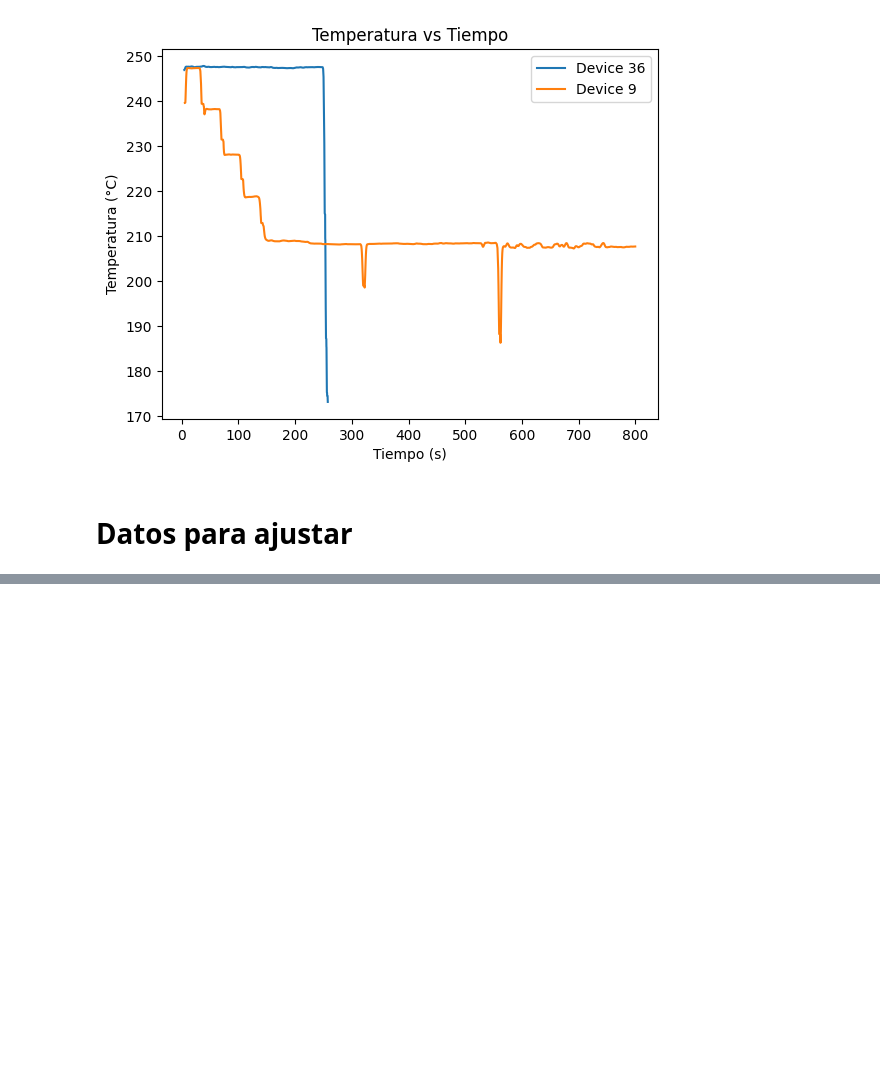
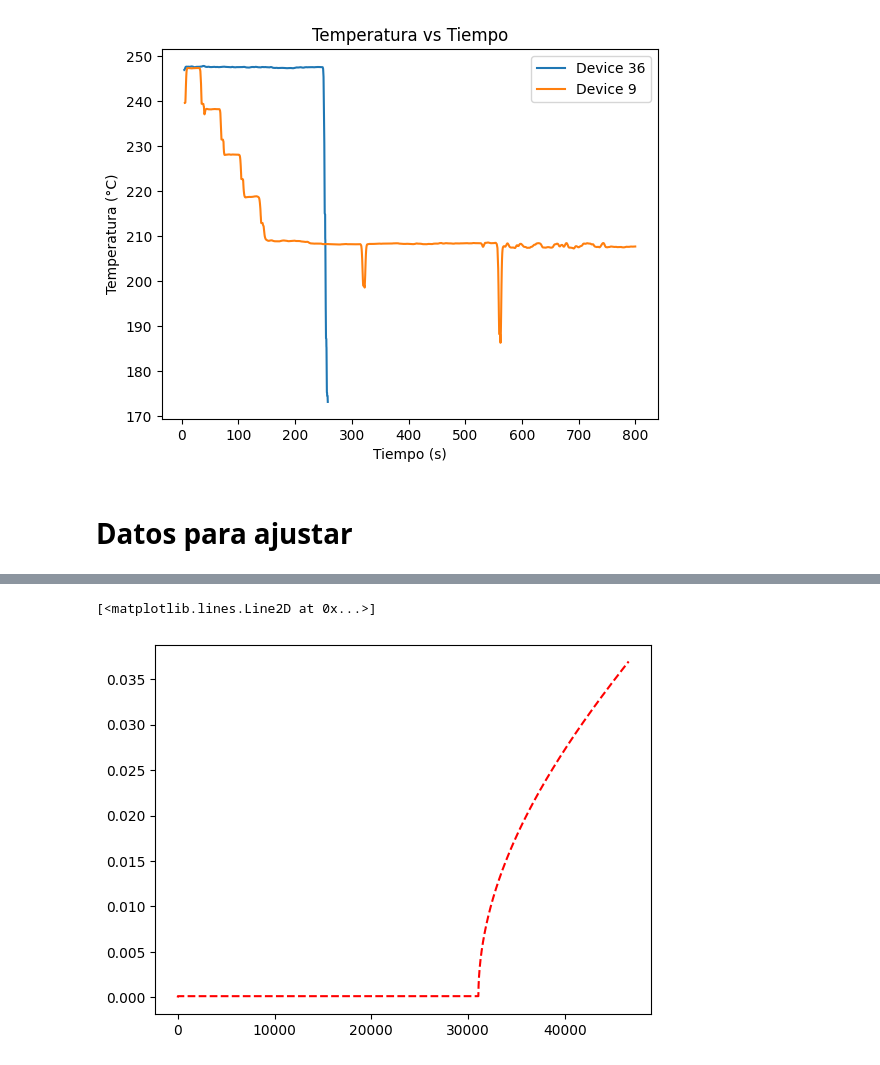
Before and after one commit to JoseUfre/Proyecto-Monitoreo-de-Condicion-2025-1, a Jupyter notebook: Lectura_datos.ipynb, the cells around one changed output, grey strips where cells are left out. Cells and saved outputs as stored; diff of their text form; code cells hidden in the pictures; blank space fills up the shorter version.

```diff
--- a/Lectura_datos.ipynb
+++ b/Lectura_datos.ipynb
@@ -168,5 +168,5 @@ plt.show()
 # Datos para ajustar
 # %%
 fit_9 = pd.DataFrame({"time":df_on_9["time"], "R_ds": df_on_9["R_ds Min Max Norm"]})
-fit_11 = pd.DataFrame({"time":df_on_11["time"], "R_ds": gaussian_filter1d(df_on_11["R_ds Min Max Norm"], sigma=10)})
-fit_36 = pd.DataFrame({"time":df_on_36["time"], "R_ds": gaussian_filter1d(df_on_36["R_ds Min Max Norm"], sigma=10)})
+fit_11 = pd.DataFrame({"time":df_on_11["time"], "R_ds": df_on_11["R_ds Min Max Norm"]})
+fit_36 = pd.DataFrame({"time":df_on_36["time"], "R_ds": df_on_36["R_ds Min Max Norm"]})
@@ -260,0 +305,22 @@ plt.show()
+# %%
+R_ds = np.ma.array(fit_11["R_ds"])
+kf = KalmanFilter(
+    initial_state_mean=R_ds[0],       # Valor inicial
+    initial_state_covariance=0,       # Incertidumbre inicial
+    observation_covariance=0.01,       # Ruido en las mediciones (ajústalo)
+    transition_covariance=0.00001,       # Ruido en el modelo (ajústalo)
+    transition_matrices=[1+popt1[0]]           # Modelo dinámico (1 = sin transición)
+)
+R_ds_masked = np.ma.asarray(R_ds)
+R_ds_masked[(2*largo)//3:] = np.ma.masked
+kf = kf.em(R_ds_masked, n_iter=15)
+(filtered_state_means, filtered_state_covariances) = kf.filter(R_ds_masked)
+(smoothed_state_means, smoothed_state_covariances) = kf.smooth(R_ds_masked)
+
+# 95% confidence interval
+# %%
+confidence_interval = 1.96 * np.sqrt(smoothed_state_covariances).flatten()
+plt.plot(confidence_interval, label="95% Confidence Interval", linestyle='--', color='red')
+# %% [output]
+[<matplotlib.lines.Line2D at 0x...>]
+[figure, added]
```
Also changed, not shown: parts of 22 cells of this notebook, 1 other file.
